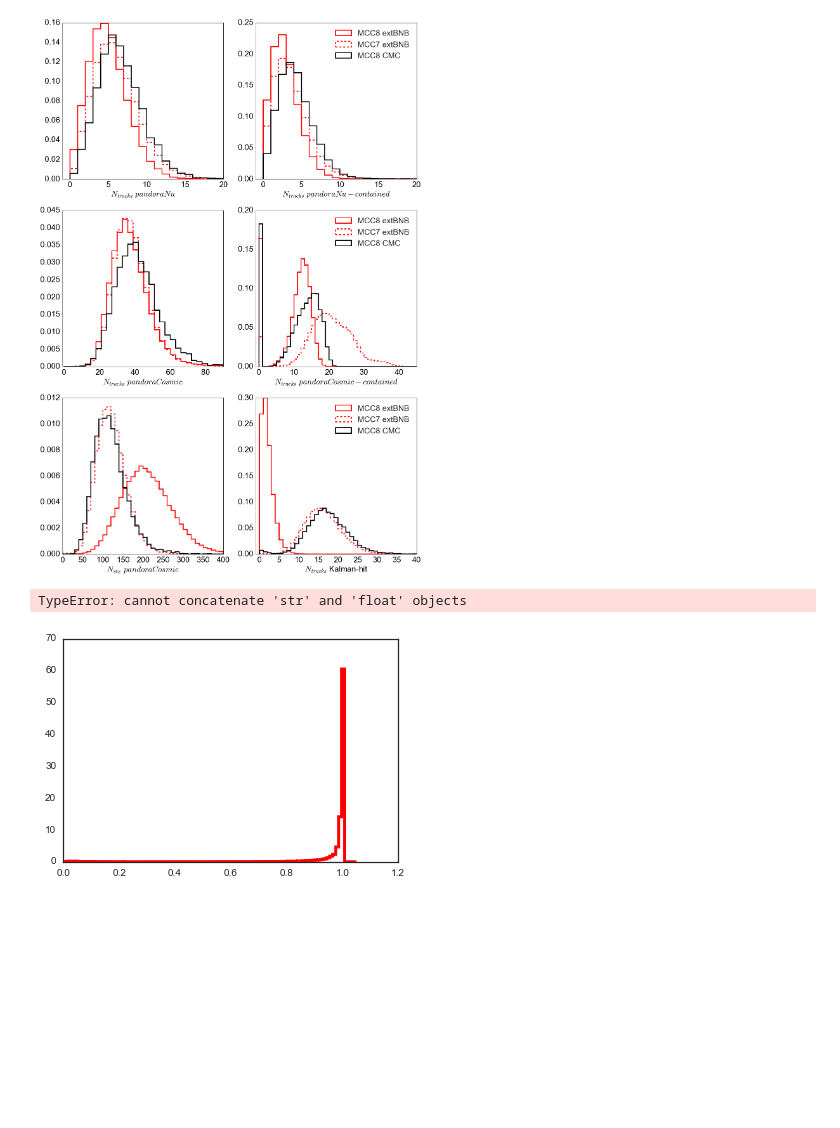
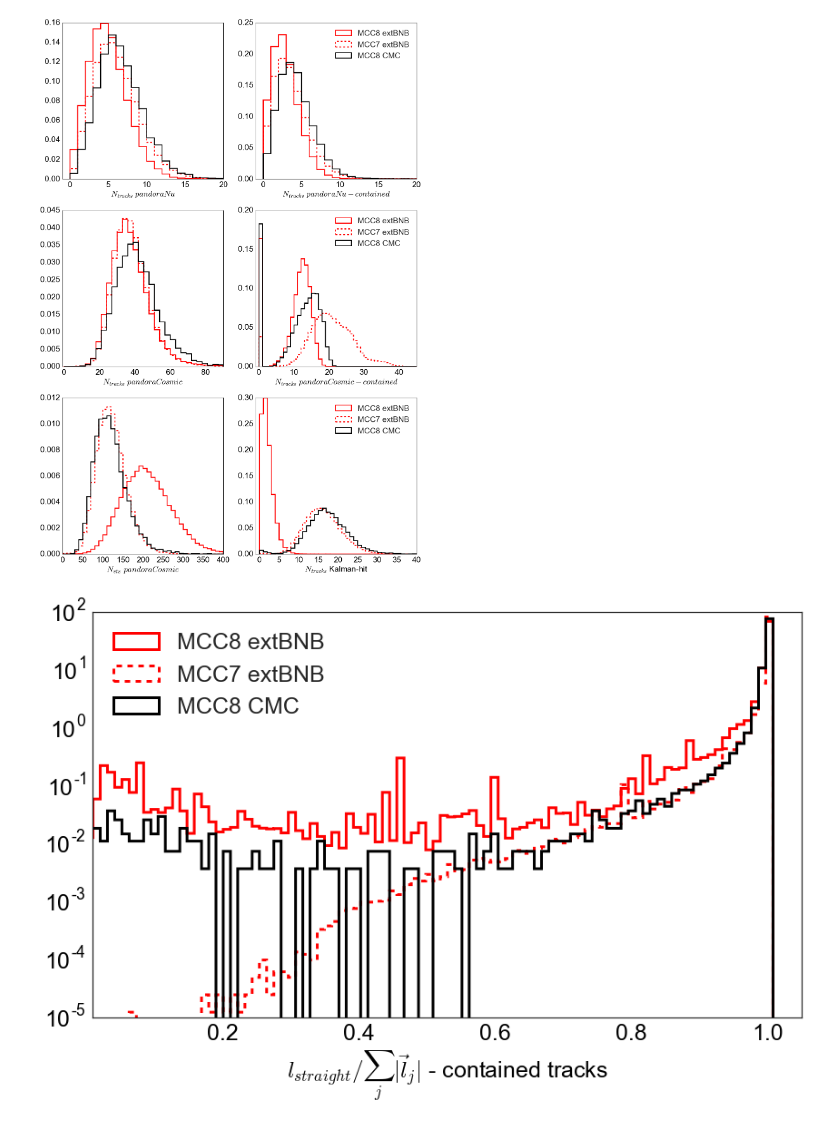
Before and after one commit to erezcoh4/AnalysisTreesInformation, a Jupyter notebook: AnaTreesPackage/notebooks/retreats/Feb2017/extBNB_plots.ipynb, the cells around one changed output. Drawn from its saved outputs; the diff is of its cells as text; code cells hidden in the pictures; blank space fills up the shorter version.

```diff
--- a/AnaTreesPackage/notebooks/retreats/Feb2017/extBNB_plots.ipynb
+++ b/AnaTreesPackage/notebooks/retreats/Feb2017/extBNB_plots.ipynb
@@ -3,12 +3,12 @@ import sys; sys.path.insert(0, '/Users/erezcohen/larlite/UserDev/AnalysisTreesIn
 from notebooks_tools import *
 %matplotlib inline
 # %%
-columns=['startx','starty','startz','endx','endy','endz','theta','phi','length','distlenratio']
+columns=['run','subrun','event','startx','starty','startz','endx','endy','endz','theta','phi','length','distlenratio']
 # %%
-MCC8extBNB = pd.read_csv('/Users/erezcohen/Desktop/uBoone/AnalysisTreesAna/FeaturesFiles/full_features_MCC8_extBNB_AnalysisTrees.csv',usecols=columns)
-print 'read MCC 8 extBNB'
-MCC7extBNB = pd.read_csv('/Users/erezcohen/Desktop/uBoone/AnalysisTreesAna/FeaturesFiles/full_features_MCC7_extBNB_AnalysisTrees_cosmic.csv',usecols=columns)
-print 'read MCC 7 extBNB'
+# MCC8extBNB = pd.read_csv('/Users/erezcohen/Desktop/uBoone/AnalysisTreesAna/FeaturesFiles/full_features_MCC8_extBNB_AnalysisTrees_cosmic.csv',usecols=columns)
+# print 'read MCC 8 extBNB'
+# MCC7extBNB = pd.read_csv('/Users/erezcohen/Desktop/uBoone/AnalysisTreesAna/FeaturesFiles/full_features_MCC7_extBNB_AnalysisTrees_cosmic.csv',usecols=columns)
+# print 'read MCC 7 extBNB'
 MCC8cmc = pd.read_csv('/Users/erezcohen/Desktop/uBoone/AnalysisTreesAna/FeaturesFiles/full_features_MCC8_openCOSMIC_MC_AnalysisTrees.csv',usecols=columns)
 print 'read MCC8 CMC'
 # %% [output]
@@ -119,19 +113,18 @@ producing Ntracks_kalmanhit plot
 [figure]
 # %%
 bins=np.linspace(0.0,1.05,100)
+fig,ax=plt.subplots(figsize=(14,8))
 for full_features,c,ls,name in zip(full_features_datasets,colors,linestyles,dataset_names):
-    full_features.fillna(-100,inplace=True)
-    h,bins,_ = plt.hist( full_features[full_features.distlenratio>-1]['distlenratio'] , bins=bins, histtype='step' , color=c , linewidth=3 , linestyle=ls, normed=1 , label=name)
+    h,bins,_ = plt.hist( full_features[full_features.distlenratio>-1]['distlenratio'].astype(float) , bins=bins, histtype='step' , color=c , linewidth=3 , linestyle=ls, normed=1 , label=name)
 
-set_axes(ax,x_label = '$l_{straight} / \\sum_j |\\vec{l}_j|$', y_label='',fontsize=25)
-ax.legend(loc='best',fontsize=25)
+set_axes(ax,x_label = '$l_{straight} / \\sum_j |\\vec{l}_j|$ - contained tracks', y_label='',fontsize=25)
+ax.legend(loc='upper left',fontsize=25)
 ax.set_xlim(0.01,1.05)
 ax.set_yscale('log')
 plt.subplots_adjust(hspace=0.2)
 plt.savefig('/Users/erezcohen/Desktop/uBoone/analysis/retreats/Feb2017/distolenratio.pdf')
 # %% [output]
-TypeError: cannot concatenate 'str' and 'float' objects
-[figure, old version]
+[figure, new version]
 # %%
 bins=np.linspace(0.0,400,100)
 fig,ax=plt.subplots(figsize=(14,8))
```
Also changed, not shown: parts of 15 cells of this notebook, 1 other file.
